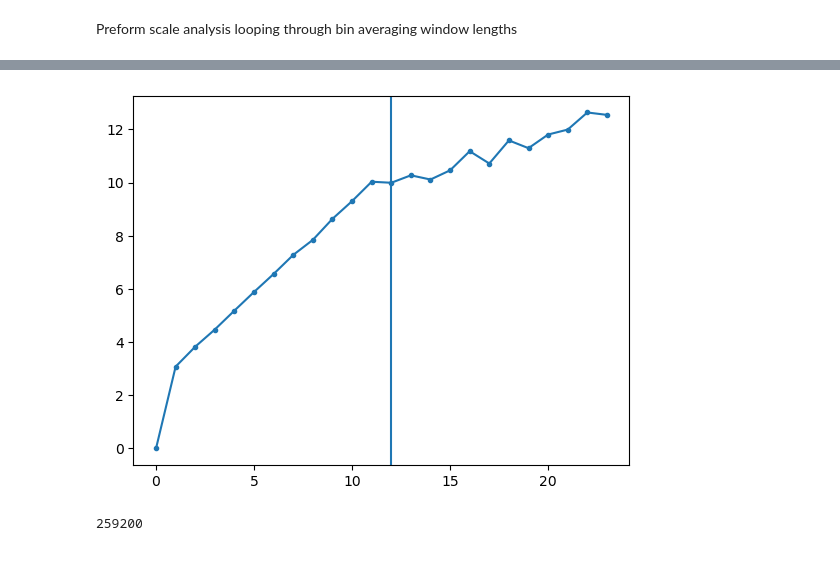
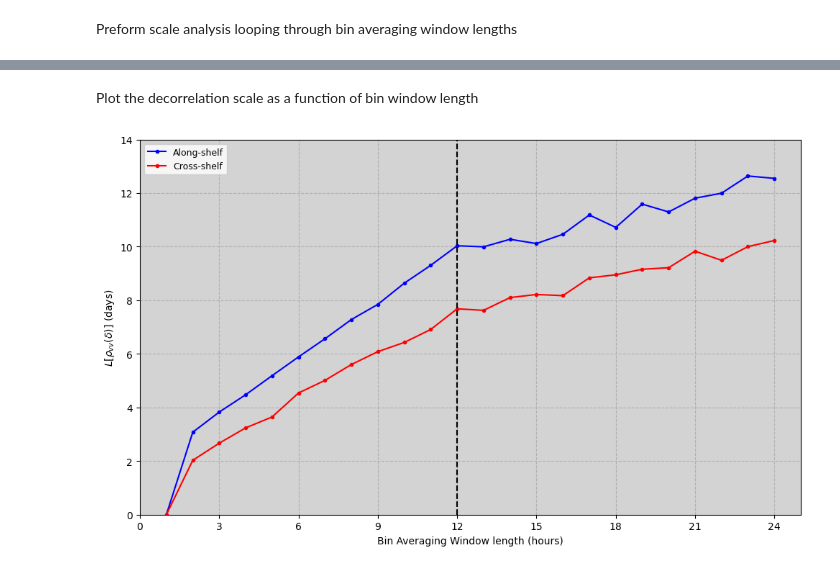
Before and after one commit to lcolosi/AirSeaCoupling, a Jupyter notebook: src/CCE/cce_scale_analysis_binning.ipynb, the cells around one changed output, grey strips where cells are left out. Drawn from its saved outputs; the diff is of its cells as text; code cells hidden in the pictures.

```diff
--- a/src/CCE/cce_scale_analysis_binning.ipynb
+++ b/src/CCE/cce_scale_analysis_binning.ipynb
@@ -211,10 +351,36 @@ plt.show()
+# %% [markdown]
+Plot the decorrelation scale as a function of bin window length
 # %%
-plt.plot(Lt_u,'.-')
-plt.axvline(12)
+# Set bin window length vector (hours)
+bin_len = np.arange(1,n_bins+1,1)
+bin_opt = 12
+
+# Create figure
+fig, ax = plt.subplots(figsize=(10, 6))
+
+# Plot decorrelation scale
+ax.plot(bin_len, Lt_u, '.-', color='blue', linewidth=1.5, label='Along-shelf')
+ax.plot(bin_len, Lt_v, '.-', color='red', linewidth=1.5, label='Cross-shelf')
+
+# Plot the decorrelation scale for analysis
+ax.axvline(bin_opt,linestyle = '--', color='k')
+
+# Set axis attributes
+ax.set_xlabel(r"Bin Averaging Window length (hours)")
+ax.set_ylabel(r"$L[\rho_{vv}(\delta)]$ (days)")
+ax.set_xlim([0,25])
+ax.set_ylim([0,14])
+ax.set_xticks(np.arange(0,24+3,3))
+ax.grid(True,linestyle='--')
+
+# Set legend
+ax.legend(loc='upper left', fontsize=9)
+
+# Set the background color of the axes
+ax.set_facecolor('lightgray')
+
+# Show figure
+plt.tight_layout()
 plt.show()
 # %% [output]
-[figure, old version]
+[figure, new version]
-# %%
-bin_seconds
-# %% [output]
-259200
```
Also changed, not shown: parts of 5 cells of this notebook, 6 other files.
